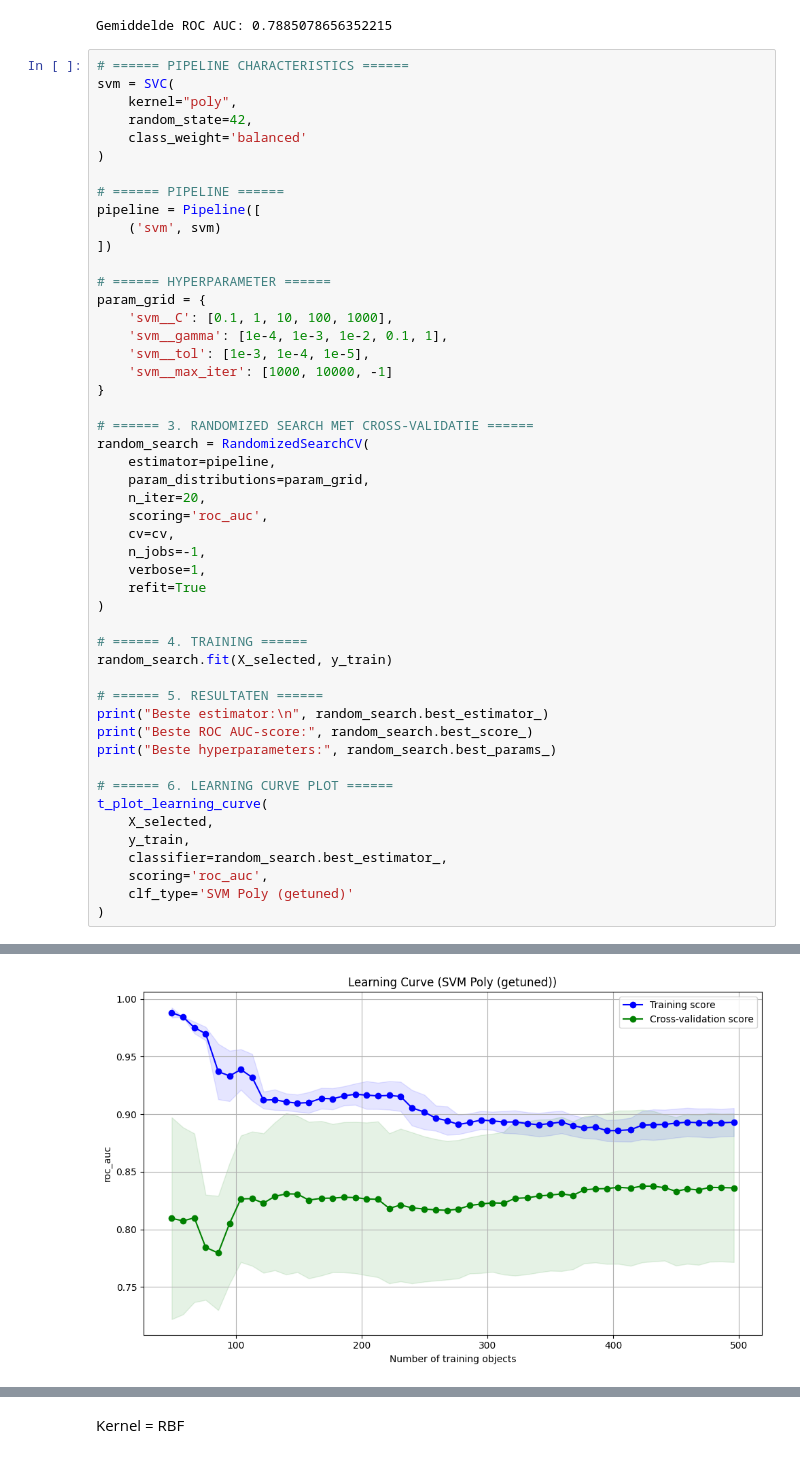
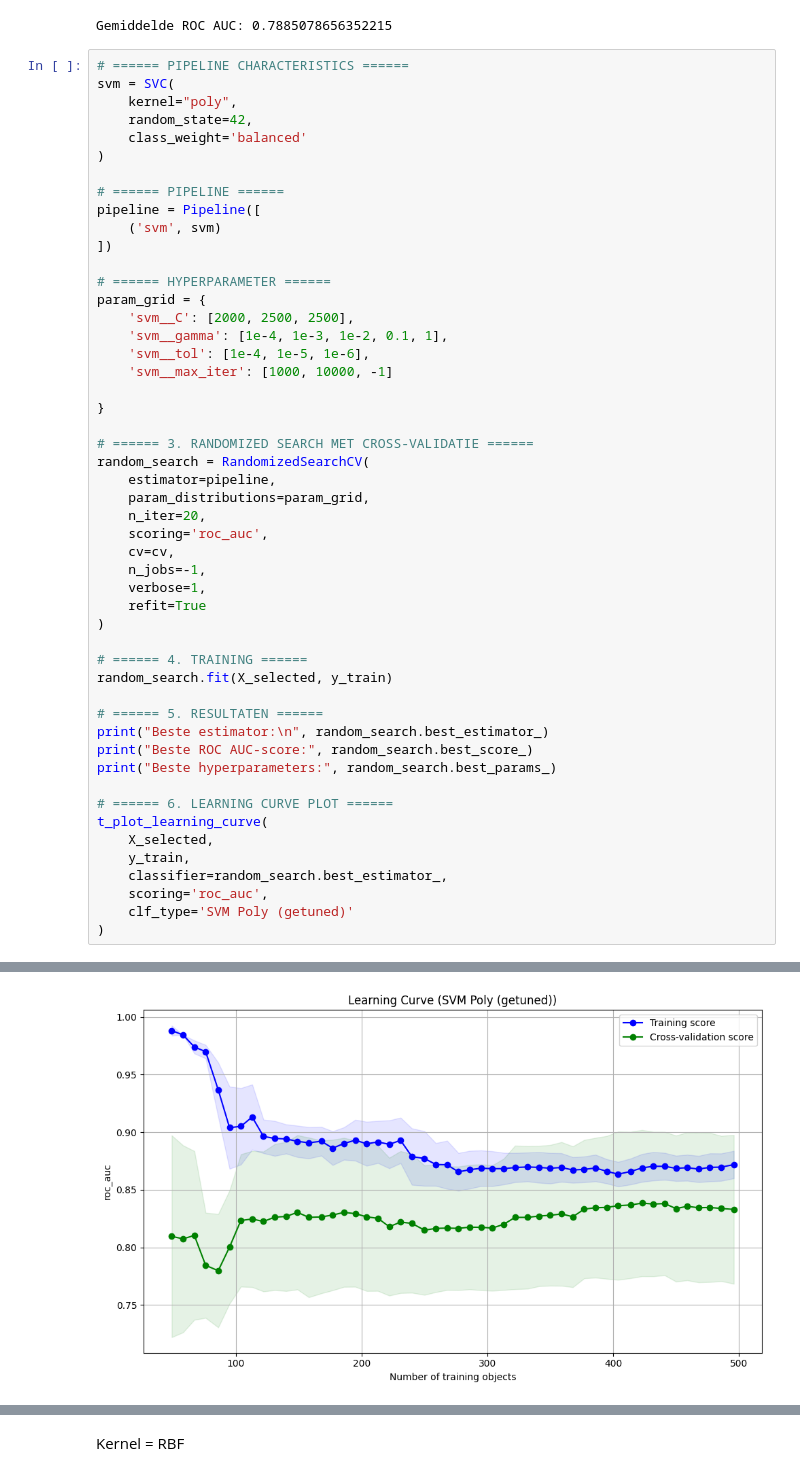
Before and after one commit to mjmklep/Machine-Learning-Group-8, a Jupyter notebook: basic_SVM.ipynb, the cells around one changed output, grey strips where cells are left out. Drawn from its saved outputs; the diff is of its cells as text.

```diff
--- a/basic_SVM.ipynb
+++ b/basic_SVM.ipynb
@@ -571,10 +571,11 @@ pipeline = Pipeline([
 
 # ====== HYPERPARAMETER ======
 param_grid = {
-    'svm__C': [0.1, 1, 10, 100, 1000],
+    'svm__C': [2000, 2500, 2500],
     'svm__gamma': [1e-4, 1e-3, 1e-2, 0.1, 1],
-    'svm__tol': [1e-3, 1e-4, 1e-5],
+    'svm__tol': [1e-4, 1e-5, 1e-6],
     'svm__max_iter': [1000, 10000, -1]
+
 }
 
 # ====== 3. RANDOMIZED SEARCH MET CROSS-VALIDATIE ======
@@ -616 +617 @@ Beste hyperparameters: {'svm__tol': 0.001, 'svm__max_iter': -1, 'svm__gamma': 0.
-[figure, old version]
+[figure, new version]
```
Also changed, not shown: parts of 4 cells of this notebook.
